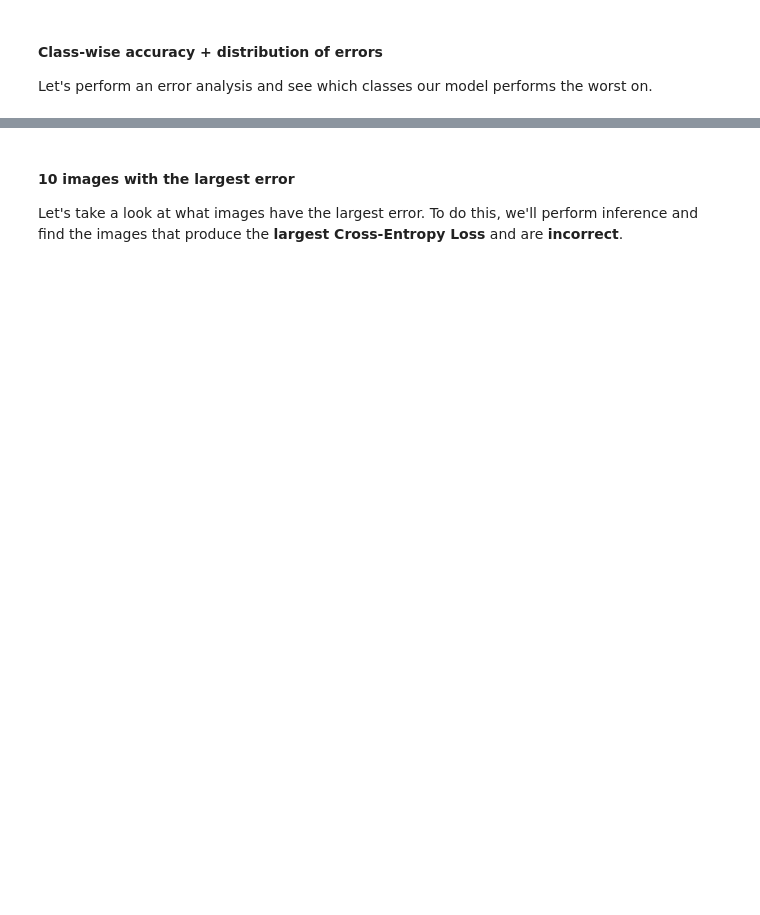
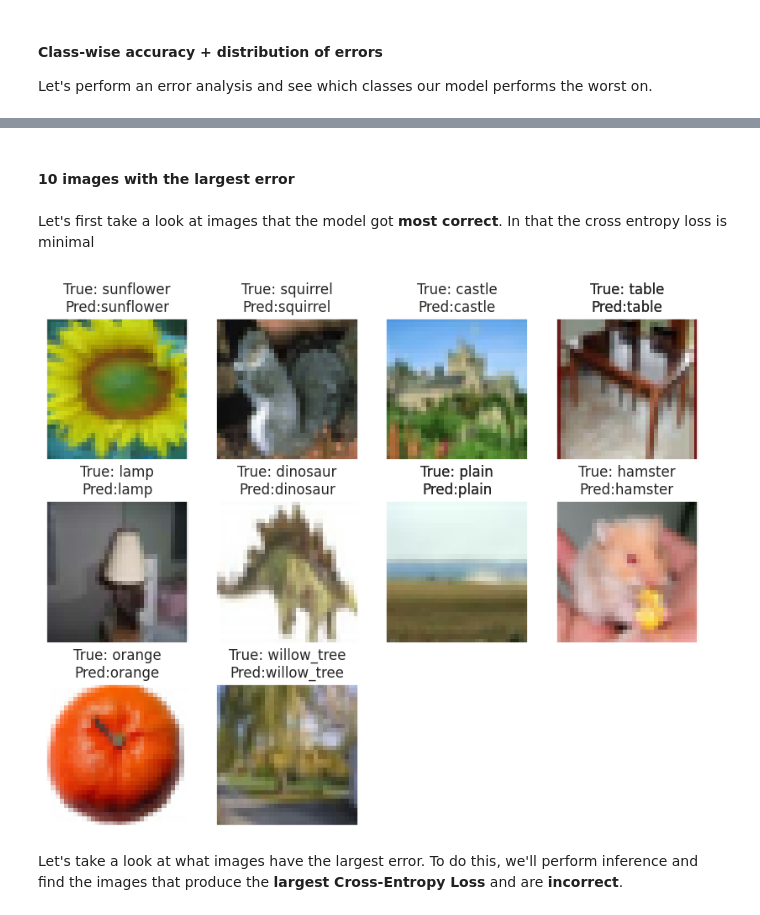
Before and after one commit to kenJPG/CIFAR100, a Jupyter notebook: cifar_100.ipynb, the cells around one changed output, grey strips where cells are left out. Cells and saved outputs as stored; diff of their text form; code cells hidden in the pictures; blank space fills up the shorter version.

```diff
--- a/cifar_100.ipynb
+++ b/cifar_100.ipynb
@@ -797,7 +812,7 @@ if not DEBUG:
 	train_loader = DataLoader(train_data, batch_size = batch_size)
 	for data in train_loader:
 		image, label = data
-		output = pd.concat([output, pd.DataFrame(feature_extractor(image).detach().cpu().numpy().reshape(batch_size, -1))], axis=0)
+		output = pd.concat([output, pd.DataFrame(feature_extractor(image.cuda()).detach().cpu().numpy().reshape(batch_size, -1))], axis=0)
 # %% [markdown]
 Below we use <code>MulticoreTSNE</code>, which is a <strong>faster implementation</strong> of Sklearn's <code>TSNE</code>, despite Sklearn also implementing multicore support with <code>n_jobs</code>. We also <strong>set the number of components to be 4</strong>, as not only does the dataset have a lot of classes, but contains a lot of information.
 # %%
@@ -2607,27 +2600,45 @@ test_loader = DataLoader(test_data, batch_size=128, shuffle=True)
 
 # Performing inference
 test_acc_count = 0
+coarse_test_acc_count = 0
+
 total_sample = 0
 
 input_list = []
 output = []
 label = []
+coarse_label = []
+coarse_output = []
 
 for i, data in enumerate(test_loader):
 	inputs, labels = data
 	inputs = inputs.to(device)
 	labels = labels.to(device)
 
-	outputs = new_model(inputs)
+	outputs = model(inputs)
 
 	input_list.append(inputs.detach().cpu().numpy())
 	label.append(labels.detach().cpu().numpy())
 	output.append(outputs.detach().cpu().numpy())
+
 	test_acc_count += accurate_count(outputs, labels)
+
+	coarse_outputs = torch.Tensor(mapping[outputs.argmax(dim = 1).detach().cpu().numpy()]).cuda()
+	coarse_outputs = (to_prob_dist(coarse_outputs, size = 20)).reshape(-1, 20).cuda()
+
+	coarse_labels = torch.Tensor(mapping[labels.argmax(dim = 1).detach().cpu().numpy()]).cuda()
+	coarse_labels = (to_prob_dist(coarse_labels, size = 20)).reshape(-1, 20).cuda()
+
+	coarse_label.append(coarse_labels.detach().cpu().numpy())
+	coarse_output.append(coarse_outputs.detach().cpu().numpy())
+
+	coarse_test_acc_count += accurate_count(coarse_outputs, coarse_labels)
+
 	total_sample += len(labels)
 
 	test_acc = test_acc_count / total_sample
+	coarse_test_acc = coarse_test_acc_count / total_sample
 
 
-print("Final Model | CIFAR100 - Test Accuracy:", test_acc, " | CIFAR20 - Test Accuracy: ")
+print("Final Model | CIFAR100 - Test Accuracy:", test_acc, " | CIFAR20 - Test Accuracy: ", coarse_test_acc)
 # %% [output]
@@ -2634,0 +2646,6 @@ Final Model | CIFAR100 - Test Accuracy: 0.6807  | CIFAR20 - Test Accuracy:
+# %%
+label = np.concatenate(label)
+output = np.concatenate(output)
+
+coarse_label = np.concatenate(coarse_label)
+coarse_output = np.concatenate(coarse_output)
@@ -2643,5 +2705,24 @@ pd.DataFrame(arr, columns = ['Item', 'Accuracy']).sort_values(by='Accuracy')
+# %% [markdown]
+#### 10 images with the largest error
+# %% [markdown]
+Let's first take a look at images that the model got <strong>most correct</strong>. In that the cross entropy loss is minimal
+# %%
+loss_func = nn.CrossEntropyLoss()
+
+a = np.array(list(map(lambda x: loss_func(torch.tensor(x[0]), torch.tensor(x[1])).detach().cpu().numpy() if np.argmax(x[0]) != np.argmax(x[1]) else 0, list(zip(output, label)))))
+idx = np.argpartition(a, 10)[:10]
+
+true_labels = list(map(lambda x: classes[np.argmax(x)], label[idx].tolist()))
+pred_labels = list(map(lambda x: classes[np.argmax(x)], output[idx].tolist()))
+
+imshow(
+	np.concatenate(input_list)[idx][:],
+	[f'True: {true}\nPred:{pred}' for true, pred in zip(true_labels, pred_labels)]
+	, figsize=(10, 8)
+)
+# %% [output]
+[figure, added]
 # %% [markdown]
-#### 10 images with the largest error
 Let's take a look at what images have the largest error. To do this, we'll perform inference and find the images that produce the <strong>largest Cross-Entropy Loss</strong> and are <strong>incorrect</strong>.
 # %%
 loss_func = nn.CrossEntropyLoss()
```
Also changed, not shown: parts of 56 cells of this notebook, 6 other files.
